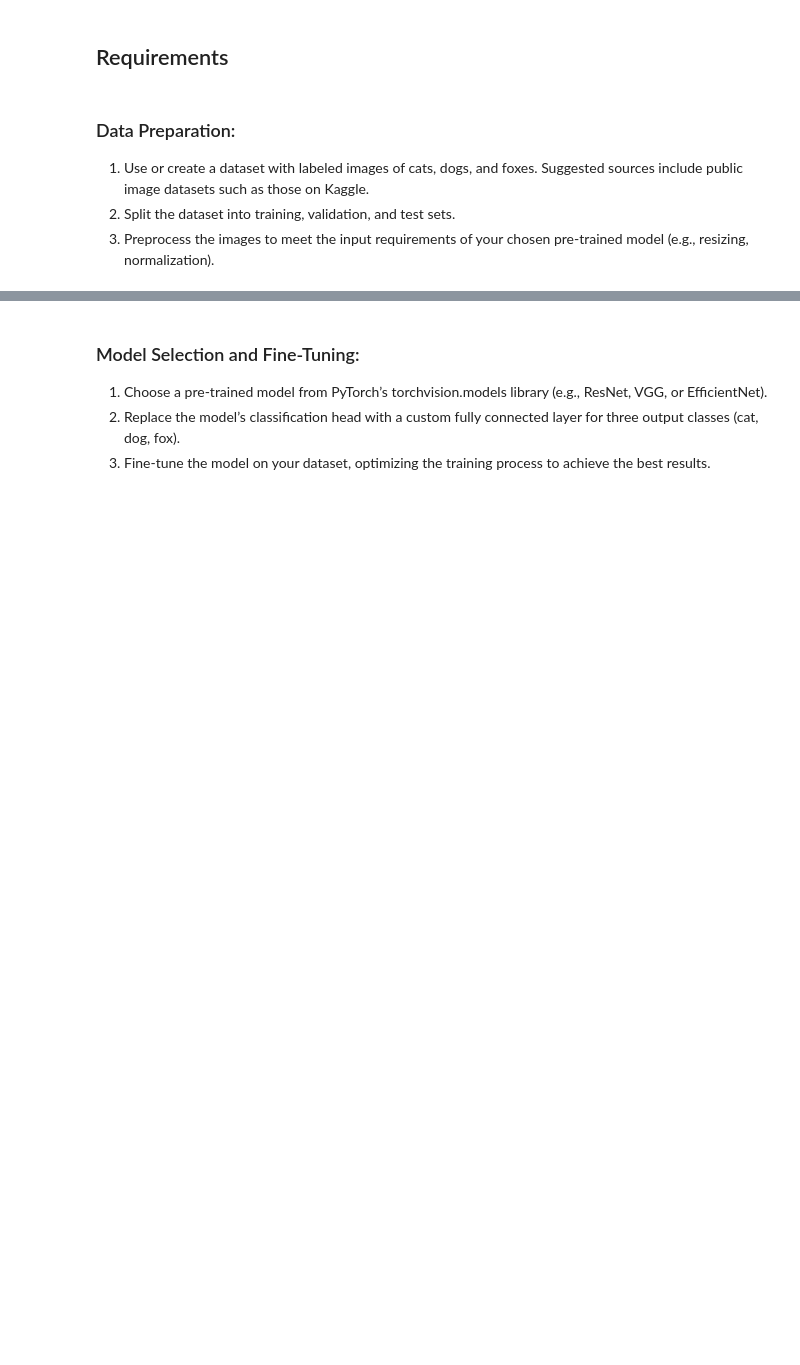
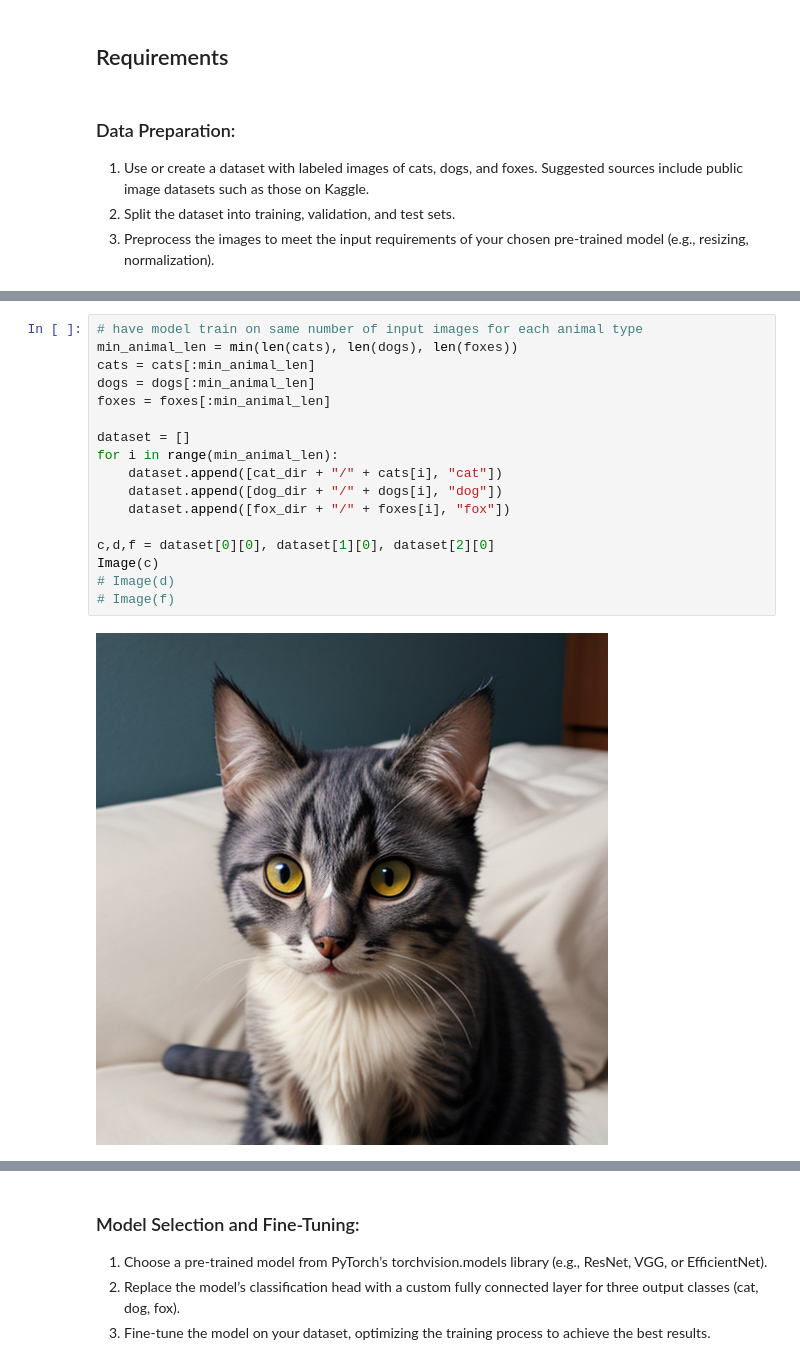
Before and after one commit to michaelmurrayiv/Transfer-Learning, a Jupyter notebook: Transfer Learning.ipynb, the cells around one changed output, grey strips where cells are left out. Drawn from its saved outputs; the diff is of its cells as text; blank space fills up the shorter version.

```diff
--- a/Transfer Learning.ipynb
+++ b/Transfer Learning.ipynb
@@ -20,0 +66,19 @@ Using transfer learning, this project leverages the pre-trained ResNet model fro
+# %%
+# have model train on same number of input images for each animal type
+min_animal_len = min(len(cats), len(dogs), len(foxes))
+cats = cats[:min_animal_len]
+dogs = dogs[:min_animal_len]
+foxes = foxes[:min_animal_len]
+
+dataset = []
+for i in range(min_animal_len):
+    dataset.append([cat_dir + "/" + cats[i], "cat"])
+    dataset.append([dog_dir + "/" + dogs[i], "dog"])
+    dataset.append([fox_dir + "/" + foxes[i], "fox"])
+
+c,d,f = dataset[0][0], dataset[1][0], dataset[2][0]
+Image(c)
+# Image(d)
+# Image(f)
+# %% [output]
+[figure, added]
```
Also changed, not shown: parts of 5 cells of this notebook.
